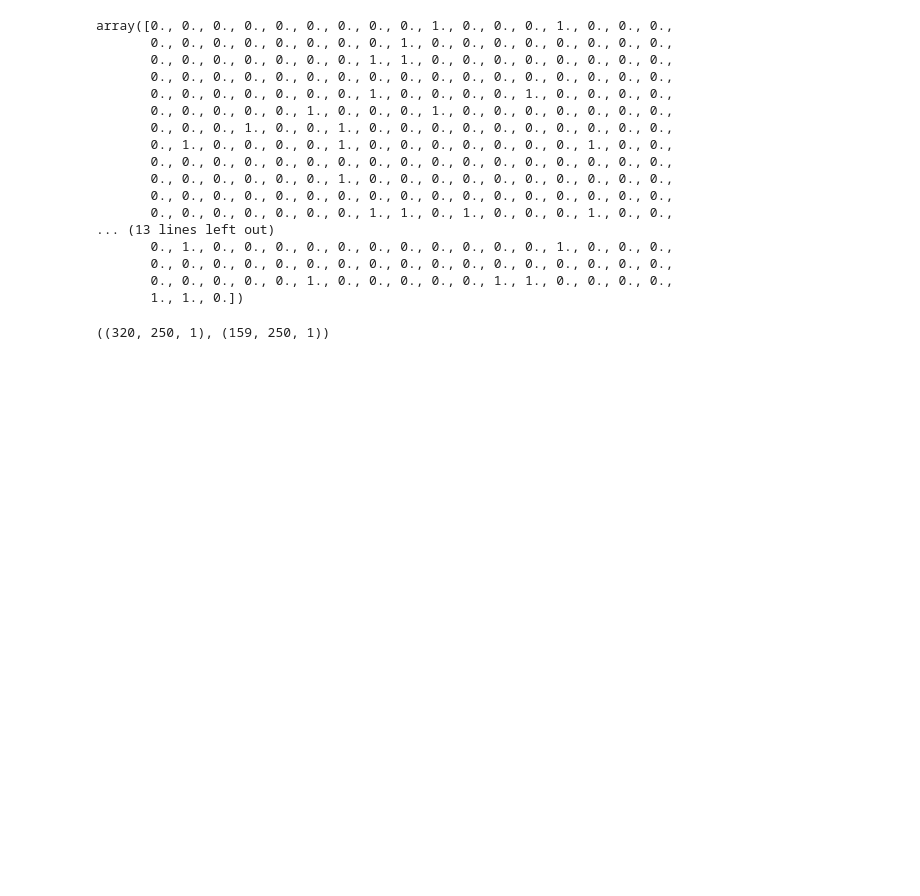
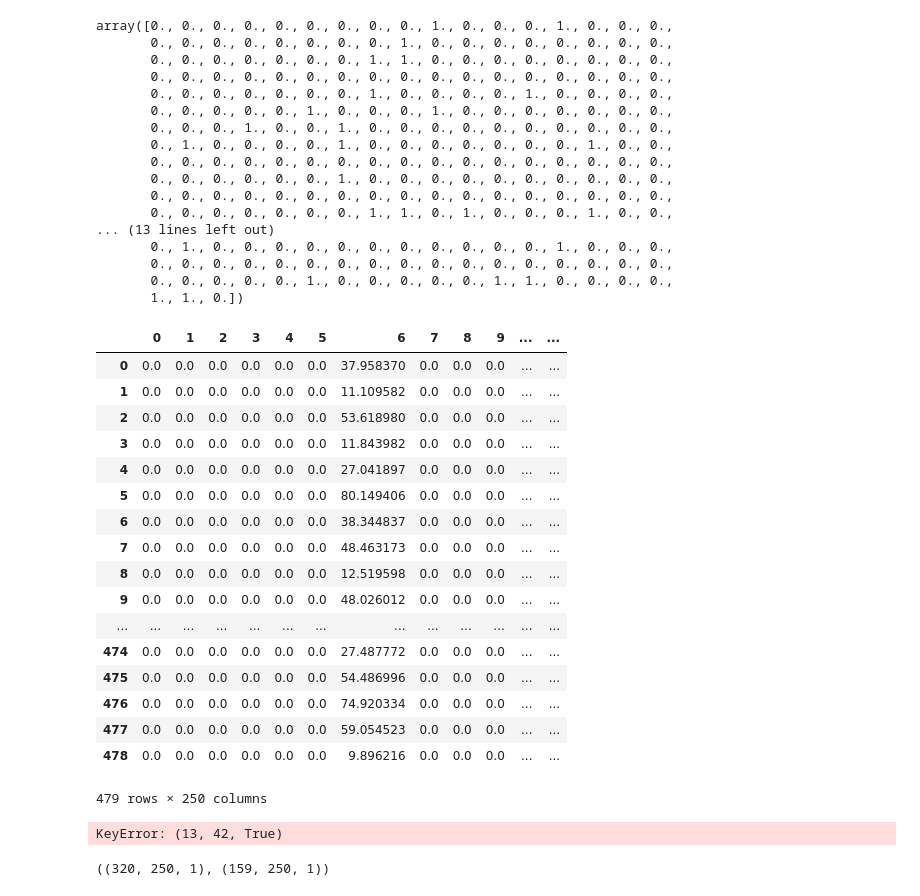
Before and after one commit to susano0/Electric-Fault-Prediction, a Jupyter notebook: TS_LSTM.ipynb, the cells around one changed output. Drawn from its saved outputs; the diff is of its cells as text; code cells hidden in the pictures; blank space fills up the shorter version.

```diff
--- a/TS_LSTM.ipynb
+++ b/TS_LSTM.ipynb
@@ -116,10 +136,6 @@ df = df.reset_index(drop=True)
 l = []
 for i in df.index:
     xx = df.iloc[i][250:].values
-    #if any(np.equal(xx,[0,0,0,0]).all(1)):
-    #vv = np.isin(xx,[0,0,0,0])
-    #if [0.0,0.0,0.0,0.0] in xx.tolist():
-    #print(xx)
-    #array123 = lambda x: any([0,0,0,0] == x[offset:offset+3] for offset in range(len(x)))
-    if(isSubArray(xx.tolist(),[0,0,0,0], 250, 4,0)):
-        l.append(i)
+    r = isSubArray(xx.tolist(),[0,0,0,0], 250, 4,0)
+    if(r[1]):
+        l.append((i, r[0], r[1]))
@@ -167,11 +163,39 @@ array([0., 0., 0., 0., 0., 0., 0., 0., 0., 1., 0., 0., 0., 1., 0., 0., 0.,
        0., 0., 0., 0., 0., 0., 0., 0., 0., 0., 0., 0., 0., 0., 0., 0., 0.,
        0., 0., 0., 0., 0., 1., 0., 0., 0., 0., 0., 1., 1., 0., 0., 0., 0.,
        1., 1., 0.])
+# %%
+xx = pd.DataFrame(np.zeros((df.shape[0], 250)))
+xx[pd.DataFrame(l)[1]] = df[pd.DataFrame(l)[1]]
+xx
+# %% [output]
+|  | 0 | 1 | 2 | 3 | 4 | 5 | 6 | 7 | 8 | 9 | ... | ... |
+| 0 | 0.0 | 0.0 | 0.0 | 0.0 | 0.0 | 0.0 | 37.958370 | 0.0 | 0.0 | 0.0 | ... | ... |
+| 1 | 0.0 | 0.0 | 0.0 | 0.0 | 0.0 | 0.0 | 11.109582 | 0.0 | 0.0 | 0.0 | ... | ... |
+| 2 | 0.0 | 0.0 | 0.0 | 0.0 | 0.0 | 0.0 | 53.618980 | 0.0 | 0.0 | 0.0 | ... | ... |
+| 3 | 0.0 | 0.0 | 0.0 | 0.0 | 0.0 | 0.0 | 11.843982 | 0.0 | 0.0 | 0.0 | ... | ... |
+| 4 | 0.0 | 0.0 | 0.0 | 0.0 | 0.0 | 0.0 | 27.041897 | 0.0 | 0.0 | 0.0 | ... | ... |
+| 5 | 0.0 | 0.0 | 0.0 | 0.0 | 0.0 | 0.0 | 80.149406 | 0.0 | 0.0 | 0.0 | ... | ... |
+| 6 | 0.0 | 0.0 | 0.0 | 0.0 | 0.0 | 0.0 | 38.344837 | 0.0 | 0.0 | 0.0 | ... | ... |
+| 7 | 0.0 | 0.0 | 0.0 | 0.0 | 0.0 | 0.0 | 48.463173 | 0.0 | 0.0 | 0.0 | ... | ... |
+| 8 | 0.0 | 0.0 | 0.0 | 0.0 | 0.0 | 0.0 | 12.519598 | 0.0 | 0.0 | 0.0 | ... | ... |
+| 9 | 0.0 | 0.0 | 0.0 | 0.0 | 0.0 | 0.0 | 48.026012 | 0.0 | 0.0 | 0.0 | ... | ... |
+| ... | ... | ... | ... | ... | ... | ... | ... | ... | ... | ... | ... | ... |
+| 474 | 0.0 | 0.0 | 0.0 | 0.0 | 0.0 | 0.0 | 27.487772 | 0.0 | 0.0 | 0.0 | ... | ... |
+| 475 | 0.0 | 0.0 | 0.0 | 0.0 | 0.0 | 0.0 | 54.486996 | 0.0 | 0.0 | 0.0 | ... | ... |
+| 476 | 0.0 | 0.0 | 0.0 | 0.0 | 0.0 | 0.0 | 74.920334 | 0.0 | 0.0 | 0.0 | ... | ... |
+| 477 | 0.0 | 0.0 | 0.0 | 0.0 | 0.0 | 0.0 | 59.054523 | 0.0 | 0.0 | 0.0 | ... | ... |
+| 478 | 0.0 | 0.0 | 0.0 | 0.0 | 0.0 | 0.0 | 9.896216 | 0.0 | 0.0 | 0.0 | ... | ... |
+479 rows × 250 columns
 # %%
-xx = df.values
-xx = xx[:,:250]
+
+for i in ~l[1]:
+    r = np.random.randint(df.shape[1] - 250)
+    xx[i] = df.iloc[i,r:r+250]
+
 xx=xx.reshape(xx.shape[0],xx.shape[1],1)
 #xx=xx.reshape(xx.shape[0],1,xx.shape[1])
+# %% [output]
+KeyError: (13, 42, True)
 # %%
 # Spliting into traing and testing
 x_train, x_test, y_train, y_test = train_test_split(xx, y, test_size=0.33)
```
Also changed, not shown: parts of 8 cells of this notebook.
